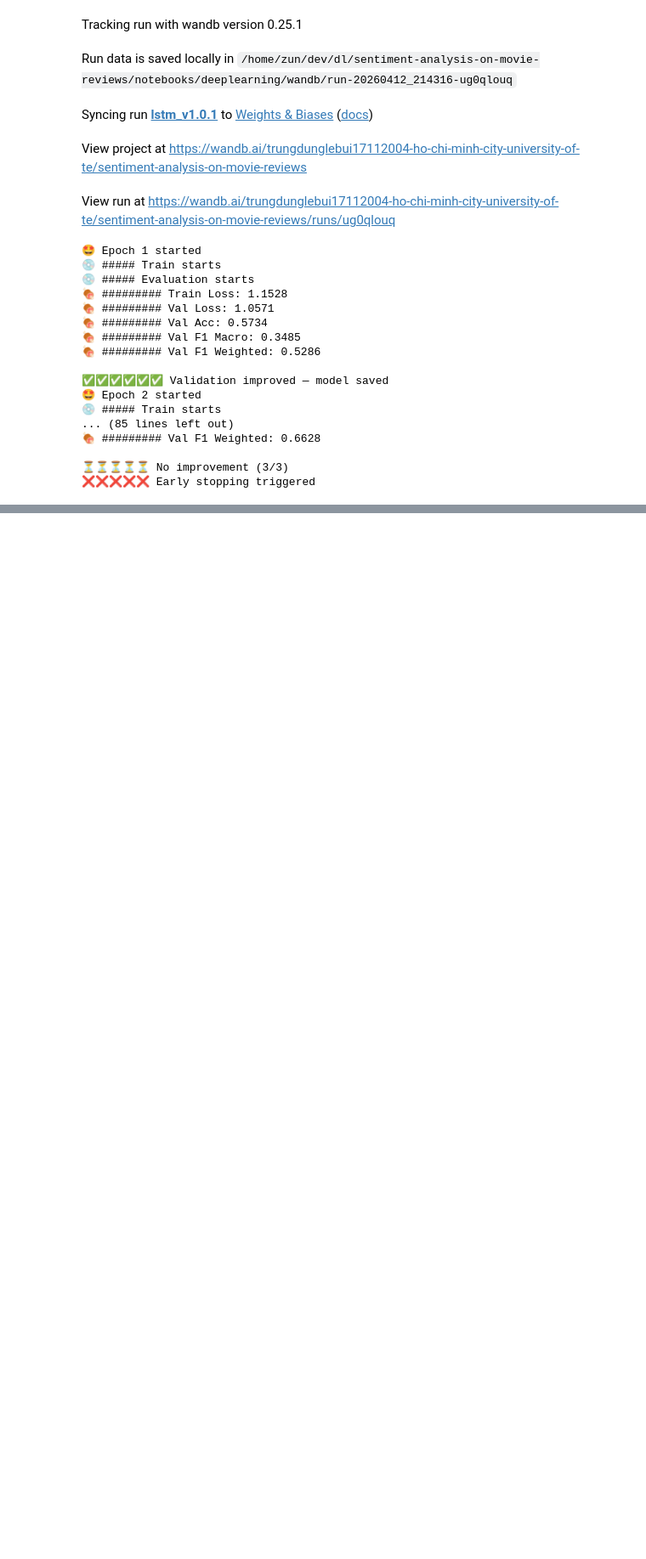
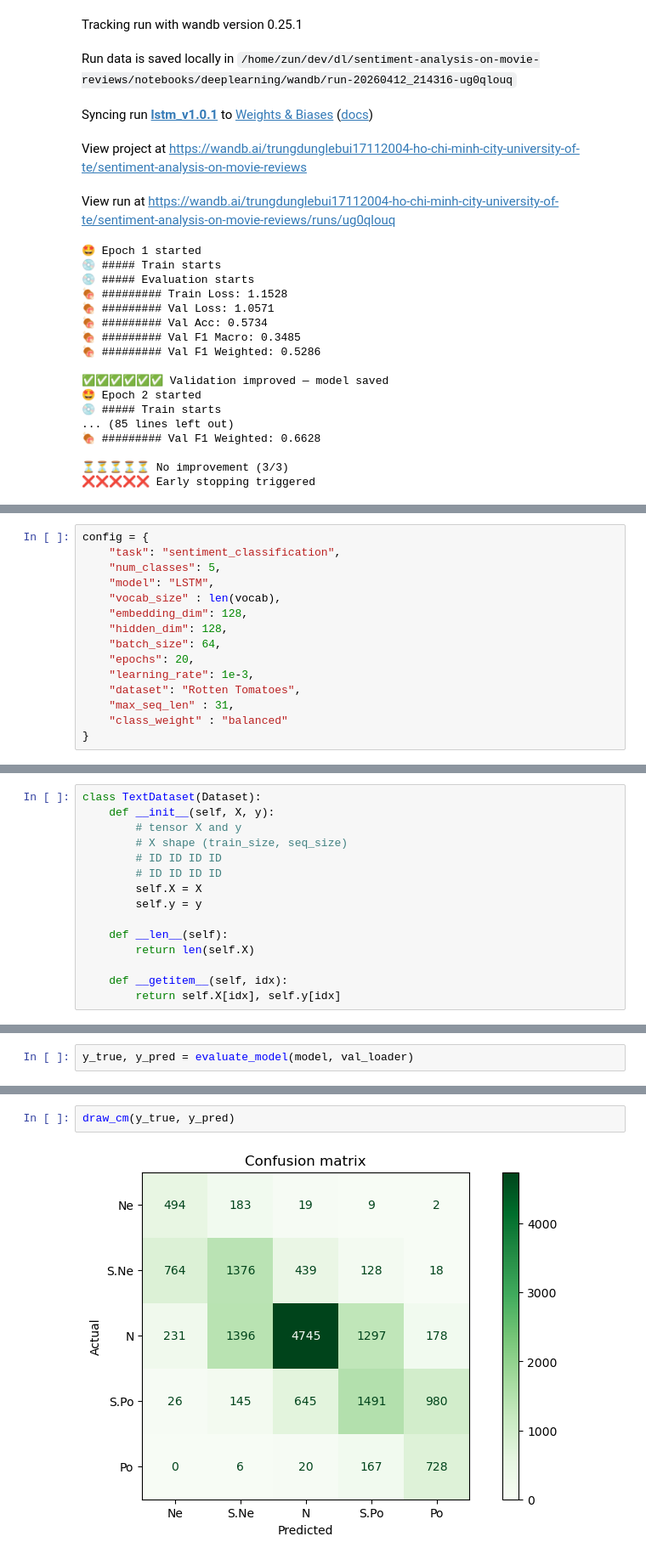
Before and after one commit to trungdung1711/sentiment-analysis-on-movie-reviews, a Jupyter notebook: notebooks/deeplearning/loop.ipynb, the cells around one changed output, grey strips where cells are left out. Shown at 85% size. Drawn from its saved outputs; the diff is of its cells as text; blank space fills up the shorter version.

```diff
--- a/notebooks/deeplearning/loop.ipynb
+++ b/notebooks/deeplearning/loop.ipynb
@@ -715,0 +1012,15 @@ View run at https://wandb.ai/trungdunglebui17112004-ho-chi-minh-city-university-
+# %%
+config = {
+    "task": "sentiment_classification",
+    "num_classes": 5,
+    "model": "LSTM",
+    "vocab_size" : len(vocab),
+    "embedding_dim": 128,
+    "hidden_dim": 128,
+    "batch_size": 64,
+    "epochs": 20,
+    "learning_rate": 1e-3,
+    "dataset": "Rotten Tomatoes",
+    "max_seq_len" : 31,
+    "class_weight" : "balanced"
+}
@@ -715,0 +1145,15 @@ View run at https://wandb.ai/trungdunglebui17112004-ho-chi-minh-city-university-
+# %%
+class TextDataset(Dataset):
+    def __init__(self, X, y):
+        # tensor X and y
+        # X shape (train_size, seq_size)
+        # ID ID ID ID
+        # ID ID ID ID
+        self.X = X
+        self.y = y
+
+    def __len__(self):
+        return len(self.X)
+
+    def __getitem__(self, idx):
+        return self.X[idx], self.y[idx]
@@ -715,0 +1301,2 @@ View run at https://wandb.ai/trungdunglebui17112004-ho-chi-minh-city-university-
+# %%
+y_true, y_pred = evaluate_model(model, val_loader)
@@ -715,0 +1320,4 @@ View run at https://wandb.ai/trungdunglebui17112004-ho-chi-minh-city-university-
+# %%
+draw_cm(y_true, y_pred)
+# %% [output]
+[figure, added]
```
Also changed, not shown: parts of 42 cells of this notebook, 2 other files.
